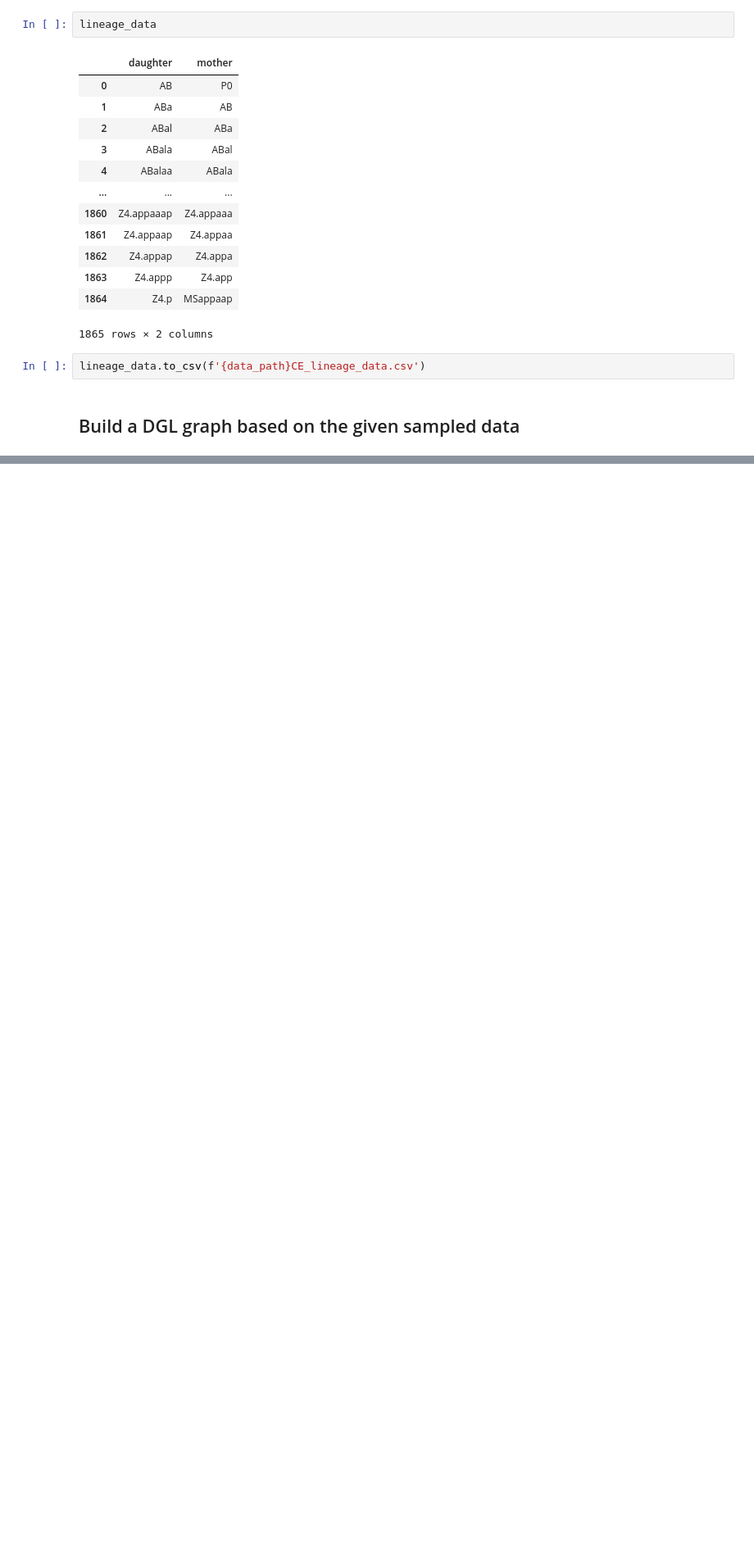
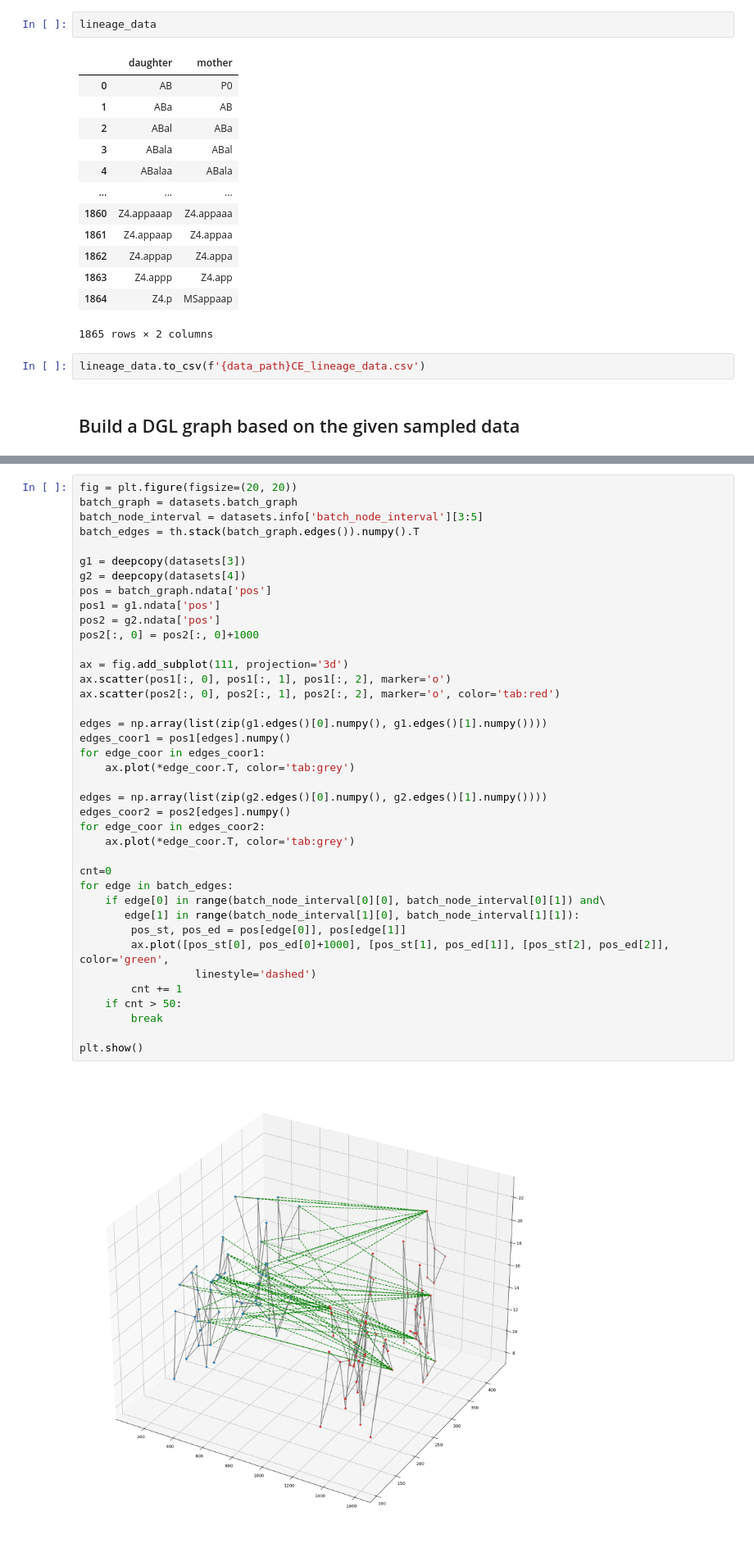
Before and after one commit to LspongebobJH/DevoGraph, a Jupyter notebook: stage_2/stage_2.ipynb, the cells around one changed output, grey strips where cells are left out. Shown at 82% size. Cells and saved outputs as stored; diff of their text form; blank space fills up the shorter version.

```diff
--- a/stage_2/stage_2.ipynb
+++ b/stage_2/stage_2.ipynb
@@ -84,0 +143,41 @@ Name: size, Length: 252285, dtype: float64
+# %%
+fig = plt.figure(figsize=(20, 20))
+batch_graph = datasets.batch_graph
+batch_node_interval = datasets.info['batch_node_interval'][3:5]
+batch_edges = th.stack(batch_graph.edges()).numpy().T
+
+g1 = deepcopy(datasets[3])
+g2 = deepcopy(datasets[4])
+pos = batch_graph.ndata['pos']
+pos1 = g1.ndata['pos']
+pos2 = g2.ndata['pos']
+pos2[:, 0] = pos2[:, 0]+1000
+
+ax = fig.add_subplot(111, projection='3d')
+ax.scatter(pos1[:, 0], pos1[:, 1], pos1[:, 2], marker='o')
+ax.scatter(pos2[:, 0], pos2[:, 1], pos2[:, 2], marker='o', color='tab:red')
+
+edges = np.array(list(zip(g1.edges()[0].numpy(), g1.edges()[1].numpy())))
+edges_coor1 = pos1[edges].numpy()
+for edge_coor in edges_coor1:
+    ax.plot(*edge_coor.T, color='tab:grey')
+
+edges = np.array(list(zip(g2.edges()[0].numpy(), g2.edges()[1].numpy())))
+edges_coor2 = pos2[edges].numpy()
+for edge_coor in edges_coor2:
+    ax.plot(*edge_coor.T, color='tab:grey')
+
+cnt=0
+for edge in batch_edges:
+    if edge[0] in range(batch_node_interval[0][0], batch_node_interval[0][1]) and\
+       edge[1] in range(batch_node_interval[1][0], batch_node_interval[1][1]):
+        pos_st, pos_ed = pos[edge[0]], pos[edge[1]]
+        ax.plot([pos_st[0], pos_ed[0]+1000], [pos_st[1], pos_ed[1]], [pos_st[2], pos_ed[2]], color='green',
+                  linestyle='dashed')
+        cnt += 1
+    if cnt > 50:
+        break
+
+plt.show()
+# %% [output]
+[figure, added]
```
Also changed, not shown: parts of 10 cells of this notebook, 2 other files.
